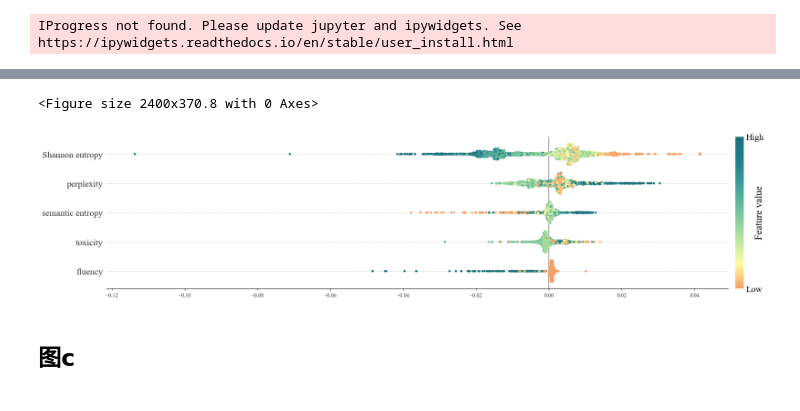
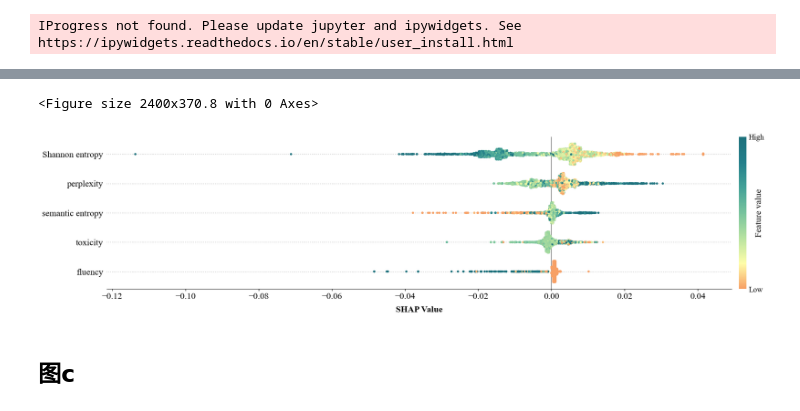
Before and after one commit to Computational-social-science/WSC, a Jupyter notebook: SHAP/plot.ipynb, the cells around one changed output, grey strips where cells are left out. Saved outputs shown, nothing was run; the diff lists cells and outputs as text; code cells hidden in the pictures.

```diff
--- a/SHAP/plot.ipynb
+++ b/SHAP/plot.ipynb
@@ -101,6 +101,8 @@ import matplotlib.ticker as ticker
 from matplotlib.colors import ListedColormap,LinearSegmentedColormap
 import seaborn as sns
 from sklearn.preprocessing import StandardScaler,MinMaxScaler
+
+pl.rcParams['font.family'] = 'Times New Roman'
 # %% [output]
 IProgress not found. Please update jupyter and ipywidgets. See https://ipywidgets.readthedocs.io/en/stable/user_install.html
 # %%
@@ -219,40 +221,43 @@ for pos, i in enumerate(feature_order):
             cvals[cvals_imp < vmin] = vmin
             pl.scatter(shaps[np.invert(nan_mask)], pos + ys[np.invert(nan_mask)],
                         cmap=newcmp, vmin=vmin, vmax=vmax, s=16,
                         c=cvals, alpha=alpha, linewidth=0,
                         zorder=3, rasterized=len(shaps) > 500)
 
 import matplotlib.cm as cm
 m = cm.ScalarMappable(cmap=newcmp)
 m.set_array([0, 1])
-cb = pl.colorbar(m, ax=pl.gca(), pad=0.01, aspect=18)
+cb = pl.colorbar(m, ax=pl.gca(), pad=0.01, aspect=20)
 cb.set_ticks([0, 1])
 cb.set_ticklabels(['Low', 'High'])
-cb.set_label("Feature value", labelpad=-16, size=18)
-cb.ax.tick_params(labelsize=16, length=0)
+cb.set_label("Feature value", labelpad=-16, size=16)
+cb.ax.tick_params(labelsize=14, length=0)
 cb.set_alpha(1)
 cb.outline.set_visible(False)
+
+pl.xlabel("SHAP Value", fontsize=16, fontweight='bold', fontname='Times New Roman', labelpad=10)
 
 pl.gca().xaxis.set_ticks_position('bottom')
 pl.gca().yaxis.set_ticks_position('none')
 pl.gca().spines['right'].set_visible(False)
 pl.gca().spines['top'].set_visible(False)
 pl.gca().spines['left'].set_visible(False)
-pl.gca().tick_params(color=axis_color, labelcolor=axis_color)
-pl.yticks(range(len(feature_order)), [feature_names[i] for i in feature_order], fontsize=16)
-# pl.setp(ax_heatmap.get_yticklabels(), rotation=0, fontsize=18, fontweight='normal')
+# pl.gca().tick_params(color=axis_color, labelcolor=axis_color)
+pl.yticks(range(len(feature_order)), [feature_names[i] for i in feature_order])
+pl.setp(ax_heatmap.get_yticklabels(), rotation=0, fontsize=16, fontweight='normal', fontname='Times New Roman')
+pl.setp(ax_heatmap.get_xticklabels(), rotation=0, fontsize=16, fontweight='normal', fontname='Times New Roman')
 
 # 保存图片到本地，设置 dpi 为 300
 pl.savefig('./plot_2_400dpi.jpg', dpi=400, bbox_inches='tight')
 # plt.savefig('./plot_2_300dpi.png', bbox_inches='tight', dpi=300)
 # plt.savefig('./plot_2_300dpi.tiff', bbox_inches='tight', dpi=300)
 # plt.savefig('./plot_2_300dpi.svg', bbox_inches='tight', dpi=300)
 
 # 显示图像
 pl.show()
 # %% [output]
 <Figure size 2400x370.8 with 0 Axes>
-[figure, old version]
+[figure, new version]
 # %% [markdown]
 ## 图c
 # %%
```
Also changed, not shown: parts of 7 cells of this notebook, 12 other files.
